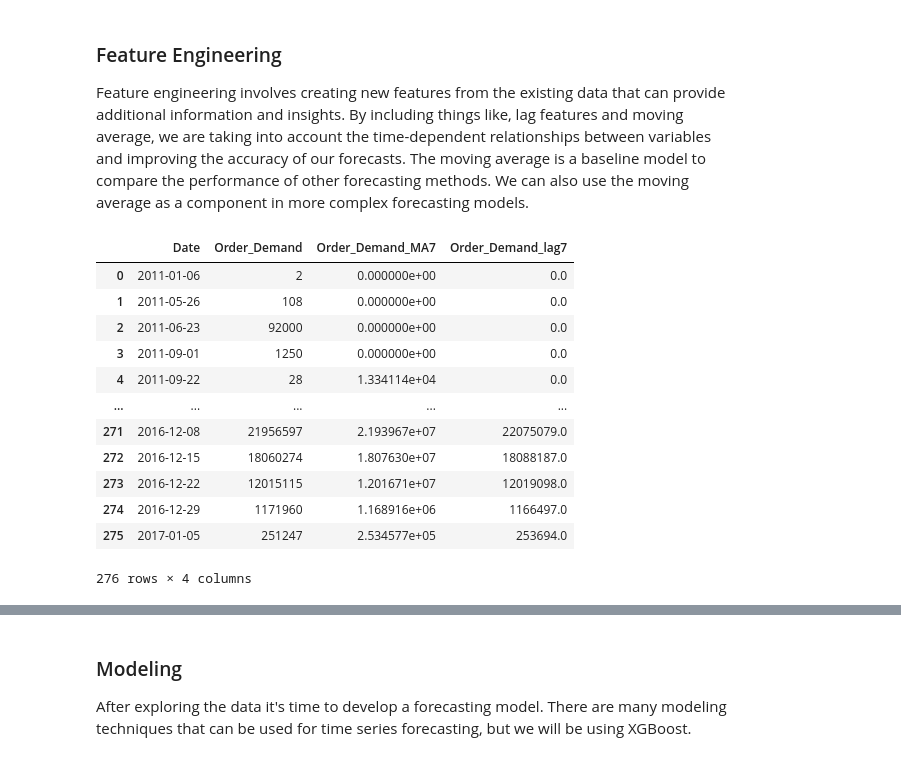
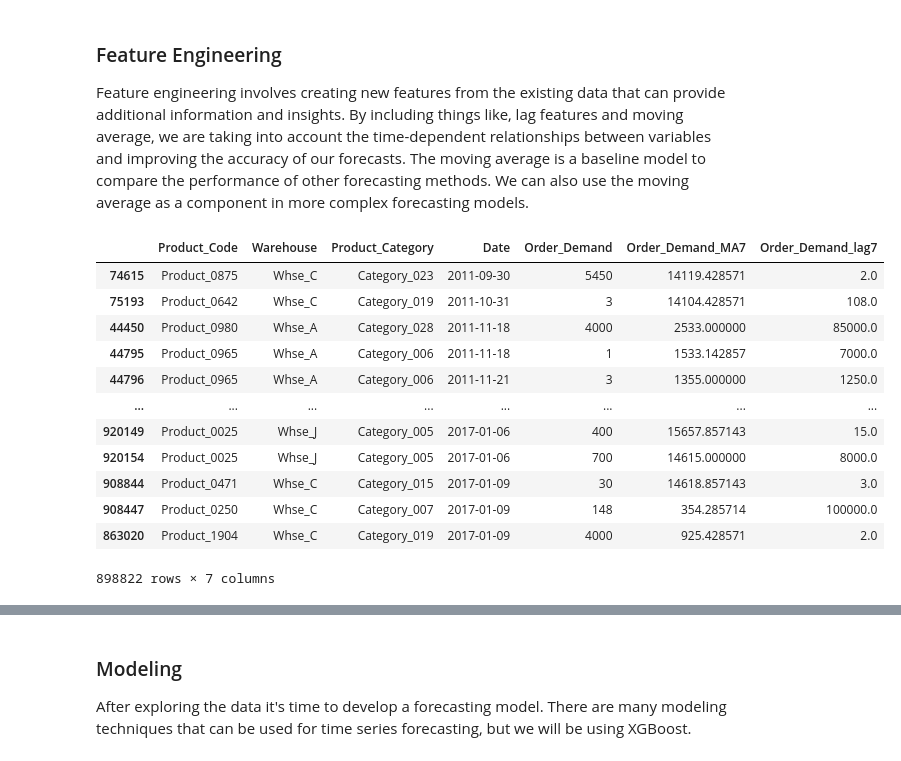
Before and after one commit to Kemo890/Historical-Product-Demand, a Jupyter notebook: Product Demand EDA.ipynb, the cells around one changed output, grey strips where cells are left out. Saved outputs shown, nothing was run; the diff lists cells and outputs as text; code cells hidden in the pictures.

```diff
--- a/Product Demand EDA.ipynb
+++ b/Product Demand EDA.ipynb
@@ -107,8 +107,9 @@ dtypes: object(5)
 memory usage: 42.3+ MB
 # %%
 #Changing the Date column to datetime Dtype
-df.Date = pd.to_datetime(df.Date, format='%Y-%m-%d %H:%M:%S')\
-    .astype('datetime64[W]')
+df.Date = pd.to_datetime(df.Date)\
+    .astype('datetime64')
+
 #Changing order demand column to numeric had to use 'coerce' because data contained strings
 df.Order_Demand = pd.to_numeric(df.Order_Demand, errors='coerce')
 
@@ -322,37 +323,33 @@ Feature engineering involves creating new features from the existing data that c
 # %%
 #Lag features and Moving Average
 
 # sort the data by Date in ascending order
 df = df.sort_values(by='Date')
 
 # calculate a 7-day moving average of Order_Demand
 df['Order_Demand_MA7'] = df['Order_Demand'].rolling(window=7).mean()
 
 # create a new column with a 7-day lag of Order_Demand
 df['Order_Demand_lag7'] = df['Order_Demand'].shift(7)
 
-# Changing dates to first of month and suming order demand for a more precise forecast
-df = df.groupby(['Date'], as_index=False).agg(
-    {'Date': 'first', 'Order_Demand': 'sum', 'Order_Demand_MA7': 'sum', 'Order_Demand_lag7': 'sum'})
-
 # drop any rows with missing values
 df = df.dropna()
 
 df
 # %% [output]
-|  | Date | Order_Demand | Order_Demand_MA7 | Order_Demand_lag7 |
-| 0 | 2011-01-06 | 2 | 0.000000e+00 | 0.0 |
-| 1 | 2011-05-26 | 108 | 0.000000e+00 | 0.0 |
-| 2 | 2011-06-23 | 92000 | 0.000000e+00 | 0.0 |
-| 3 | 2011-09-01 | 1250 | 0.000000e+00 | 0.0 |
-| 4 | 2011-09-22 | 28 | 1.334114e+04 | 0.0 |
-| ... | ... | ... | ... | ... |
-| 271 | 2016-12-08 | 21956597 | 2.193967e+07 | 22075079.0 |
-| 272 | 2016-12-15 | 18060274 | 1.807630e+07 | 18088187.0 |
-| 273 | 2016-12-22 | 12015115 | 1.201671e+07 | 12019098.0 |
-| 274 | 2016-12-29 | 1171960 | 1.168916e+06 | 1166497.0 |
-| 275 | 2017-01-05 | 251247 | 2.534577e+05 | 253694.0 |
+|  | Product_Code | Warehouse | Product_Category | Date | Order_Demand | Order_Demand_MA7 | Order_Demand_lag7 |
+| 74615 | Product_0875 | Whse_C | Category_023 | 2011-09-30 | 5450 | 14119.428571 | 2.0 |
+| 75193 | Product_0642 | Whse_C | Category_019 | 2011-10-31 | 3 | 14104.428571 | 108.0 |
+| 44450 | Product_0980 | Whse_A | Category_028 | 2011-11-18 | 4000 | 2533.000000 | 85000.0 |
+| 44795 | Product_0965 | Whse_A | Category_006 | 2011-11-18 | 1 | 1533.142857 | 7000.0 |
+| 44796 | Product_0965 | Whse_A | Category_006 | 2011-11-21 | 3 | 1355.000000 | 1250.0 |
+| ... | ... | ... | ... | ... | ... | ... | ... |
+| 920149 | Product_0025 | Whse_J | Category_005 | 2017-01-06 | 400 | 15657.857143 | 15.0 |
+| 920154 | Product_0025 | Whse_J | Category_005 | 2017-01-06 | 700 | 14615.000000 | 8000.0 |
+| 908844 | Product_0471 | Whse_C | Category_015 | 2017-01-09 | 30 | 14618.857143 | 3.0 |
+| 908447 | Product_0250 | Whse_C | Category_007 | 2017-01-09 | 148 | 354.285714 | 100000.0 |
+| 863020 | Product_1904 | Whse_C | Category_019 | 2017-01-09 | 4000 | 925.428571 | 2.0 |
-276 rows × 4 columns
+898822 rows × 7 columns
 # %%
 def create_features(df, label=None):
     """
```
Also changed, not shown: parts of 12 cells of this notebook.
